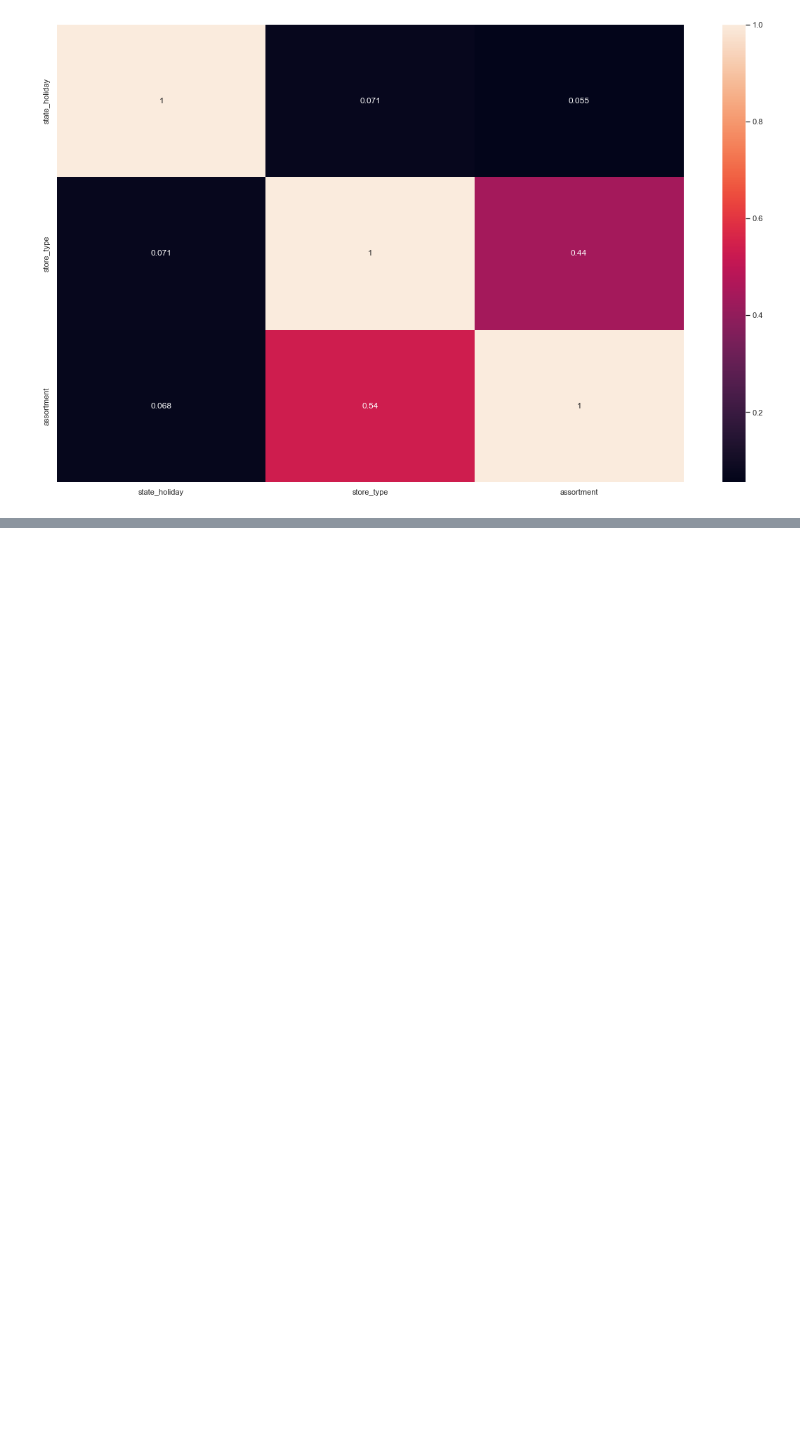
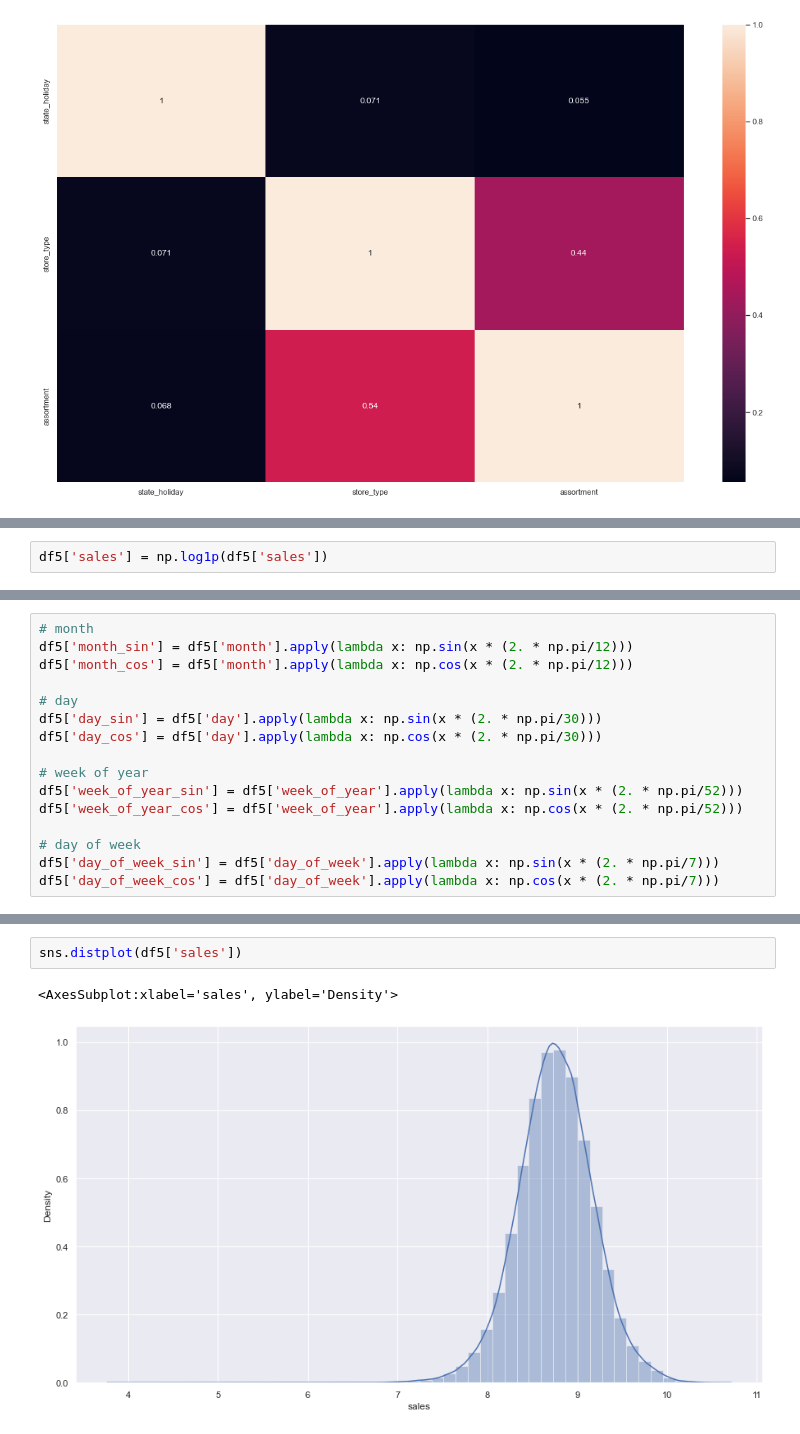
Before and after one commit to jaohenritm/Rossman, a Jupyter notebook: store_sales_prediction.ipynb, the cells around one changed output, grey strips where cells are left out. Drawn from its saved outputs; the diff is of its cells as text; blank space fills up the shorter version.

```diff
--- a/store_sales_prediction.ipynb
+++ b/store_sales_prediction.ipynb
@@ -831,0 +826,2 @@ df5['assortment'] = df5['assortment'].map(assortment_dict)
+# %%
+df5['sales'] = np.log1p(df5['sales'])
@@ -831,0 +830,16 @@ df5['assortment'] = df5['assortment'].map(assortment_dict)
+# %%
+# month
+df5['month_sin'] = df5['month'].apply(lambda x: np.sin(x * (2. * np.pi/12)))
+df5['month_cos'] = df5['month'].apply(lambda x: np.cos(x * (2. * np.pi/12)))
+
+# day
+df5['day_sin'] = df5['day'].apply(lambda x: np.sin(x * (2. * np.pi/30)))
+df5['day_cos'] = df5['day'].apply(lambda x: np.cos(x * (2. * np.pi/30)))
+
+# week of year
+df5['week_of_year_sin'] = df5['week_of_year'].apply(lambda x: np.sin(x * (2. * np.pi/52)))
+df5['week_of_year_cos'] = df5['week_of_year'].apply(lambda x: np.cos(x * (2. * np.pi/52)))
+
+# day of week
+df5['day_of_week_sin'] = df5['day_of_week'].apply(lambda x: np.sin(x * (2. * np.pi/7)))
+df5['day_of_week_cos'] = df5['day_of_week'].apply(lambda x: np.cos(x * (2. * np.pi/7)))
@@ -831,0 +856,5 @@ df5['assortment'] = df5['assortment'].map(assortment_dict)
+# %%
+sns.distplot(df5['sales'])
+# %% [output]
+<AxesSubplot:xlabel='sales', ylabel='Density'>
+[figure, added]
```
Also changed, not shown: parts of 24 cells of this notebook.
